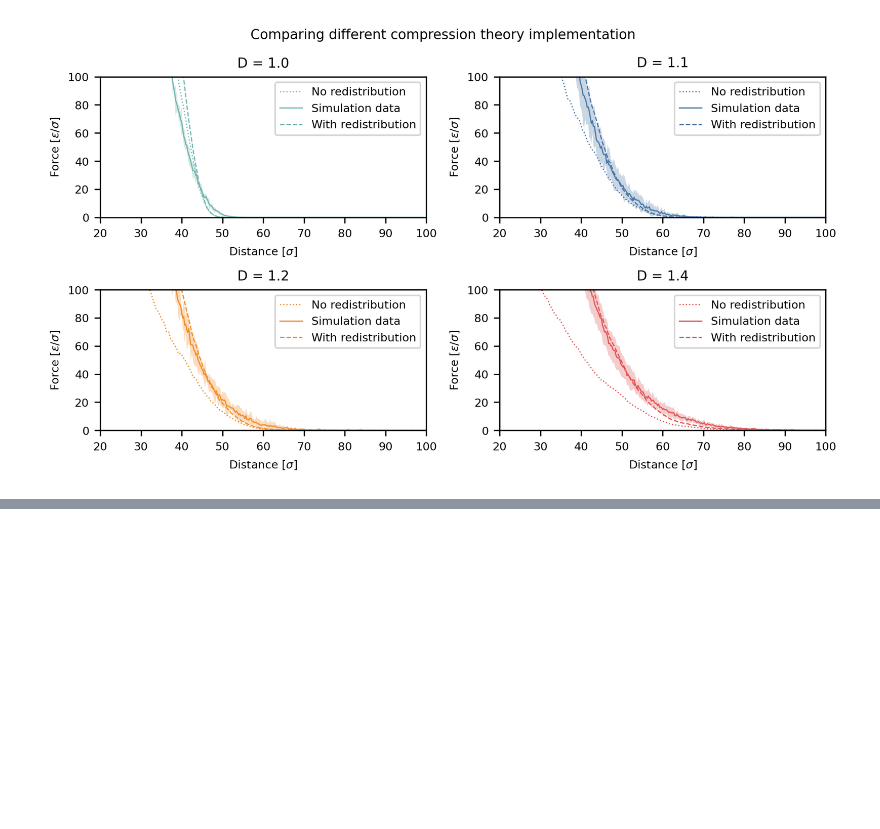
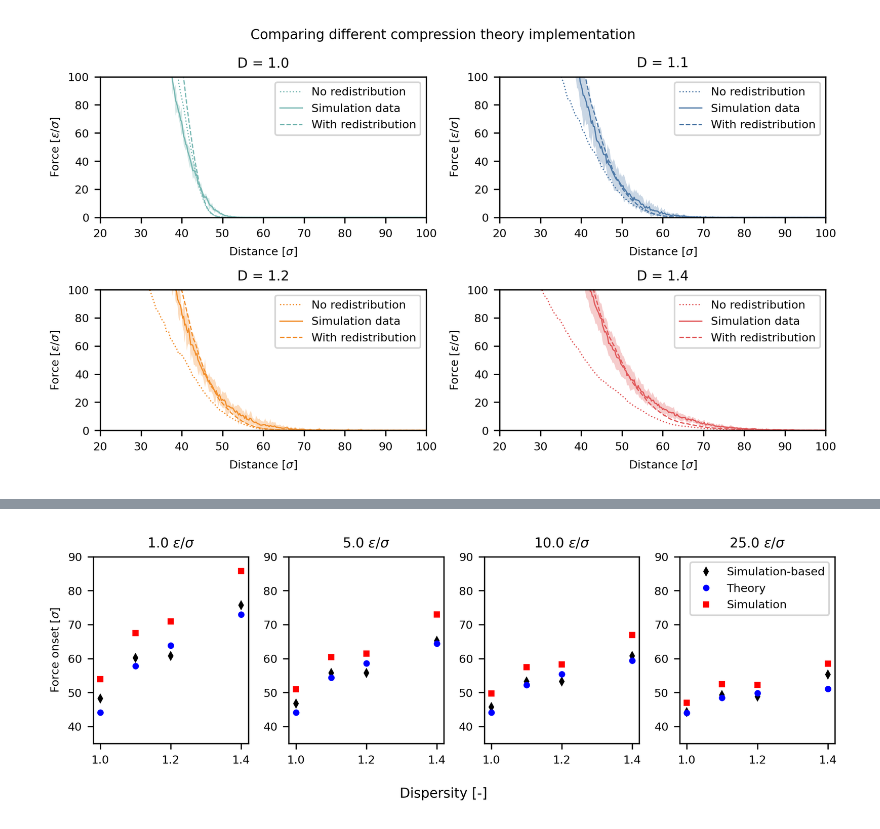
Before and after one commit to leon-a-smook/picbad, a Jupyter notebook: notebooks/compression.ipynb, the cells around one changed output, grey strips where cells are left out. Cells and saved outputs as stored; diff of their text form; code cells hidden in the pictures; blank space fills up the shorter version.

```diff
--- a/notebooks/compression.ipynb
+++ b/notebooks/compression.ipynb
@@ -164,0 +250,72 @@ fig.tight_layout()
+# %%
+def find_closest(f_target, brush=None, f=None, z=None):
+    if f is None and z is None:
+        idx = np.abs(brush.compression_force - f_target).argmin()
+        # Get corresponding x
+        z_closest = brush.z[idx]
+        return z_closest
+    else:
+        f = savgol_filter(f,1,0)
+        idx = np.abs(f - f_target).argmin()
+        # Get corresponding x
+        z_closest = z[idx]
+        return z_closest
+# %%
+brushes = [brush_10, brush_11, brush_12, brush_14]
+brushes_th = [brush_10_th, brush_11_th, brush_12_th, brush_14_th]
+brushes_sim = ["../data/Compression_D100.csv","../data/Compression_D110.csv","../data/Compression_D120.csv","../data/Compression_D140.csv"]
+
+D = [1.0, 1.1, 1.2, 1.4]
+fig, ax = plt.subplots(figsize=(FIGURE_SIZE_LARGE[0],2.4),dpi=FIGURE_DPI,ncols=4)
+threshold = 1.0
+zs = [find_closest(threshold,brush) for brush in brushes]
+ax[0].plot(D, zs, 'kd', label = "Simulation-based")
+zth = [find_closest(threshold,brush) for brush in brushes_th]
+ax[0].plot(D, zth, 'bo', label = 'Theory')
+datas = [pd.read_csv(brush) for brush in brushes_sim]
+zsim = [find_closest(threshold, f=df.F_mean.to_numpy(), z = df.z.to_numpy()) for df in datas]
+ax[0].plot(D,zsim,'rs',label='Simulation')
+ax[0].set_ylim([35,90])
+ax[0].set_ylabel("Force onset [$\sigma$]")
+ax[0].set_title(f"{threshold:3.1f} $\epsilon/\sigma$")
+threshold = 5.0
+zs = [find_closest(threshold,brush) for brush in brushes]
+ax[1].plot(D, zs, 'kd', label = "Simulation-based")
+zth = [find_closest(threshold,brush) for brush in brushes_th]
+ax[1].plot(D, zth, 'bo', label = 'Theory')
+datas = [pd.read_csv(brush) for brush in brushes_sim]
+zsim = [find_closest(threshold, f=df.F_mean.to_numpy(), z = df.z.to_numpy()) for df in datas]
+ax[1].plot(D,zsim,'rs',label='Simulation')
+# ax[1].legend()
+# ax[1].set_ylabel("Force onset [$\sigma$]")
+ax[1].set_title(f"{threshold:3.1f} $\epsilon/\sigma$")
+ax[1].set_ylim([35,90])
+
+threshold = 10.0
+zs = [find_closest(threshold,brush) for brush in brushes]
+ax[2].plot(D, zs, 'kd', label = "Simulation-based")
+zth = [find_closest(threshold,brush) for brush in brushes_th]
+ax[2].plot(D, zth, 'bo', label = 'Theory')
+datas = [pd.read_csv(brush) for brush in brushes_sim]
+zsim = [find_closest(threshold, f=df.F_mean.to_numpy(), z = df.z.to_numpy()) for df in datas]
+ax[2].plot(D,zsim,'rs',label='Simulation')
+# ax[2].set_ylabel("Force onset [$\sigma$]")
+ax[2].set_title(f"{threshold:3.1f} $\epsilon/\sigma$")
+ax[2].set_ylim([35,90])
+
+threshold = 25.0
+zs = [find_closest(threshold,brush) for brush in brushes]
+ax[3].plot(D, zs, 'kd', label = "Simulation-based")
+zth = [find_closest(threshold,brush) for brush in brushes_th]
+ax[3].plot(D, zth, 'bo', label = 'Theory')
+datas = [pd.read_csv(brush) for brush in brushes_sim]
+zsim = [find_closest(threshold, f=df.F_mean.to_numpy(), z = df.z.to_numpy()) for df in datas]
+ax[3].plot(D,zsim,'rs',label='Simulation')
+# ax[3].set_ylabel("Force onset [$\sigma$]")
+ax[3].set_title(f"{threshold:3.1f} $\epsilon/\sigma$")
+ax[3].set_ylim([35,90])
+ax[3].legend()
+fig.supxlabel("Dispersity [-]")
+fig.tight_layout()
+# %% [output]
+[figure, added]
```
Also changed, not shown: parts of 5 cells of this notebook, 4 other files.
